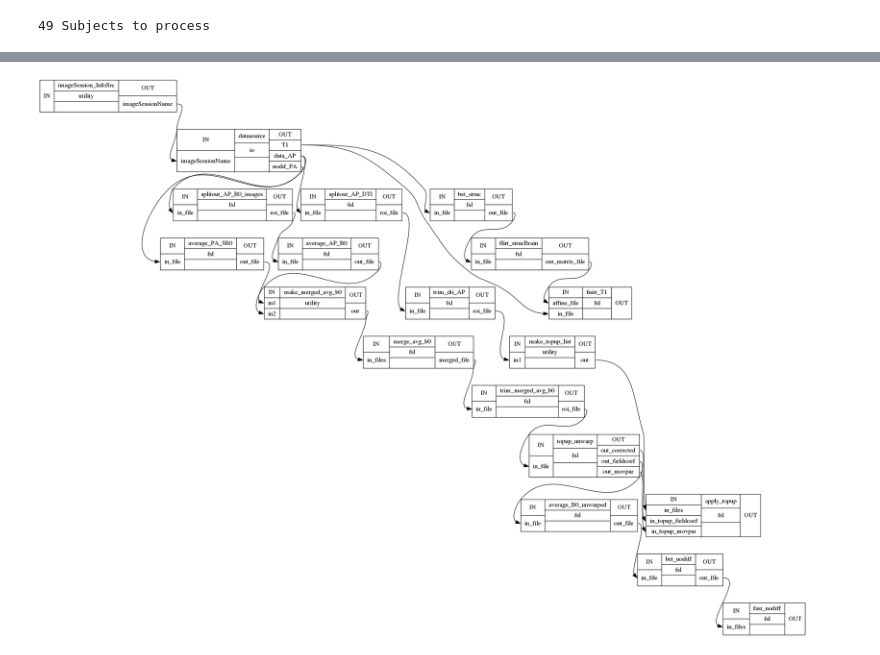
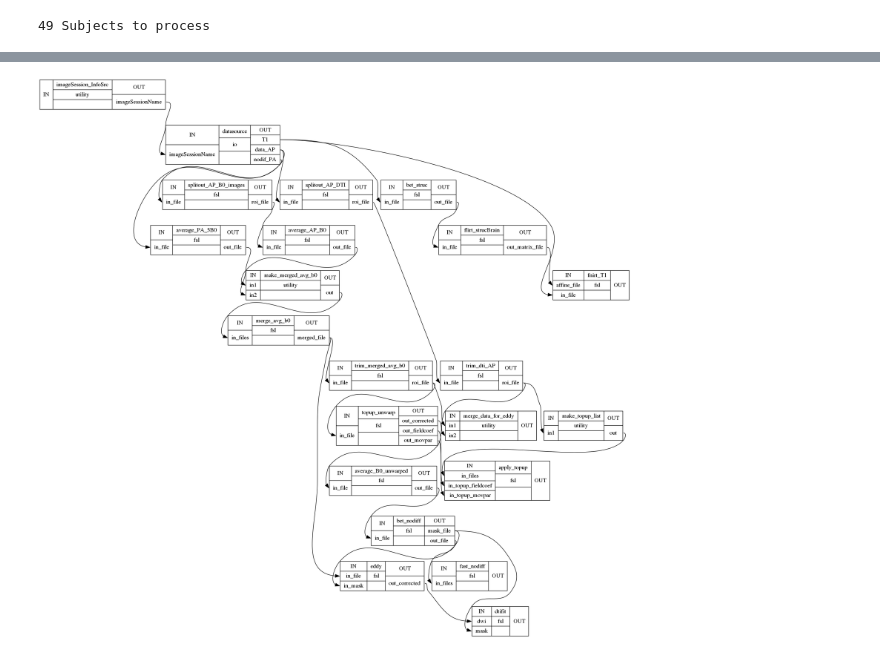
Before and after one commit to dgutman/GutmanLabNipypeWorkflows, a Jupyter notebook: IpythonNotebooks/PreProcNiPypeStoutData.ipynb, the cells around one changed output, grey strips where cells are left out. Drawn from its saved outputs; the diff is of its cells as text; code cells hidden in the pictures.

```diff
--- a/IpythonNotebooks/PreProcNiPypeStoutData.ipynb
+++ b/IpythonNotebooks/PreProcNiPypeStoutData.ipynb
@@ -411,10 +275,10 @@ dt_file = stoutPreProc_wf.write_graph(graph2use='colored',simple_form=False)
 # %%
 from IPython.display import Image
 #Image(filename='/FEATURES/NiPypeWorkingData/StoutHaber/niPypePreProc/stoutPreProc_wf/graph_detailed.dot.png')
 
-Image(filename='/FEATURES/NiPypeWorkingData/StoutHaber/niPypePreProc_rafi/stoutPreProc_wf/graph_detailed.dot.png')
+Image(filename='/FEATURES/NiPypeWorkingData/StoutHaber/niPypePreProc/stoutPreProc_wf/graph_detailed.dot.png')
 #Image(filename='/FEATURES/NiPypeWorkingData/StoutHaber/niPypePreProc_rafi/stoutPreProc_wf/graph.dot.png')
 # %% [output]
-[figure, old version]
+[figure, new version]
 # %%
 stoutPreProc_wf.run(plugin='PBS')
```
Also changed, not shown: parts of 24 cells of this notebook, 7 other files.
